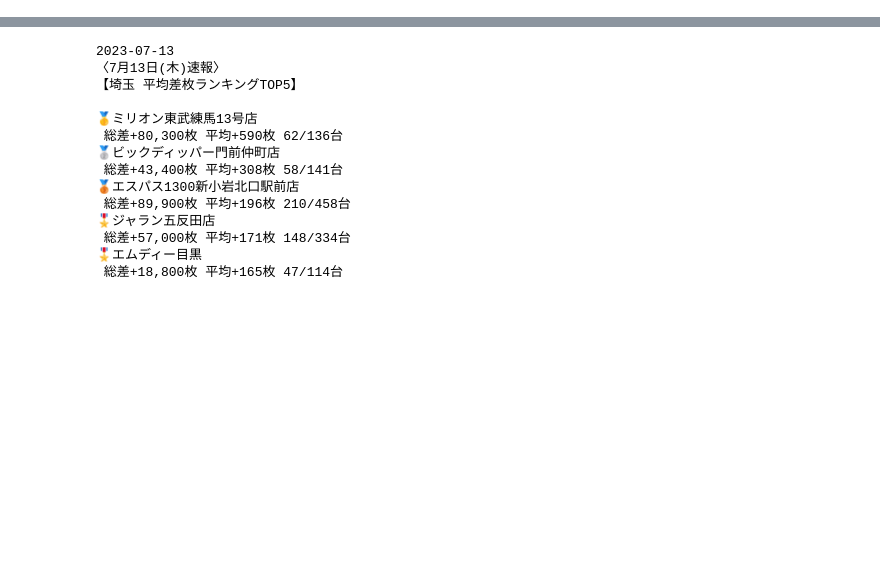
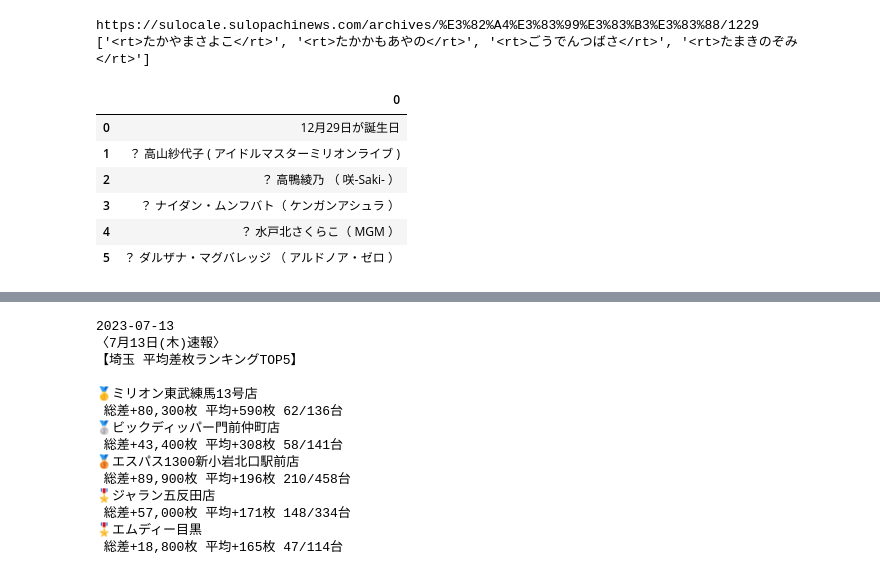
Before and after one commit to dataanalytics2020/create_tomorrow_birthday_image_post_twitter, a Jupyter notebook: src/dev.ipynb, the cells around one changed output, grey strips where cells are left out. Saved outputs shown, nothing was run; the diff lists cells and outputs as text; code cells hidden in the pictures; blank space fills up the shorter version.

```diff
--- a/src/dev.ipynb
+++ b/src/dev.ipynb
@@ -11,0 +12,42 @@ import urllib.parse
+# %%
+today = datetime.date.today()
+tomorrow = today + datetime.timedelta(days=1)
+url = f'https://sulocale.sulopachinews.com/archives/%E3%82%A4%E3%83%99%E3%83%B3%E3%83%88/{tomorrow.strftime("%m%d")}'
+print(url)
+res = requests.get(url)
+
+soup = BeautifulSoup(res.text, 'html.parser')
+# Specify the tag you want to remove
+#rt
+
+
+import re
+
+s = soup.text
+
+# Print the modified HTML
+# print(soup)
+# birthday_dfs = pd.read_html(soup.prettify())
+# display(birthday_dfs[0])
+# soup = BeautifulSoup(html, 'html.parser')
+s = str(soup)
+reg = '<rt>.*?</rt>'
+print(re.findall(reg, s))
+rt_list = re.findall(reg, s)
+# ['{123}', '{abc}']
+soup_str = str(soup)
+for replace_str in rt_list:
+    soup_str = soup_str.replace(replace_str, '')
+soup = BeautifulSoup(soup_str, 'html.parser')
+birthday_dfs = pd.read_html(soup.prettify())
+display(birthday_dfs[0])
+# %% [output]
+https://sulocale.sulopachinews.com/archives/%E3%82%A4%E3%83%99%E3%83%B3%E3%83%88/1229
+['<rt>たかやまさよこ</rt>', '<rt>たかかもあやの</rt>', '<rt>ごうでんつばさ</rt>', '<rt>たまきのぞみ</rt>']
+|  | 0 |
+| 0 | 12月29日が誕生日 |
+| 1 | ？ 高山紗代子 ( アイドルマスターミリオンライブ ) |
+| 2 | ？ 高鴨綾乃 （ 咲-Saki- ） |
+| 3 | ？ ナイダン・ムンフバト（ ケンガンアシュラ ） |
+| 4 | ？ 水戸北さくらこ（ MGM ） |
+| 5 | ？ ダルザナ・マグバレッジ （ アルドノア・ゼロ ） |
```
Also changed, not shown: parts of 5 cells of this notebook, 2 other files.
